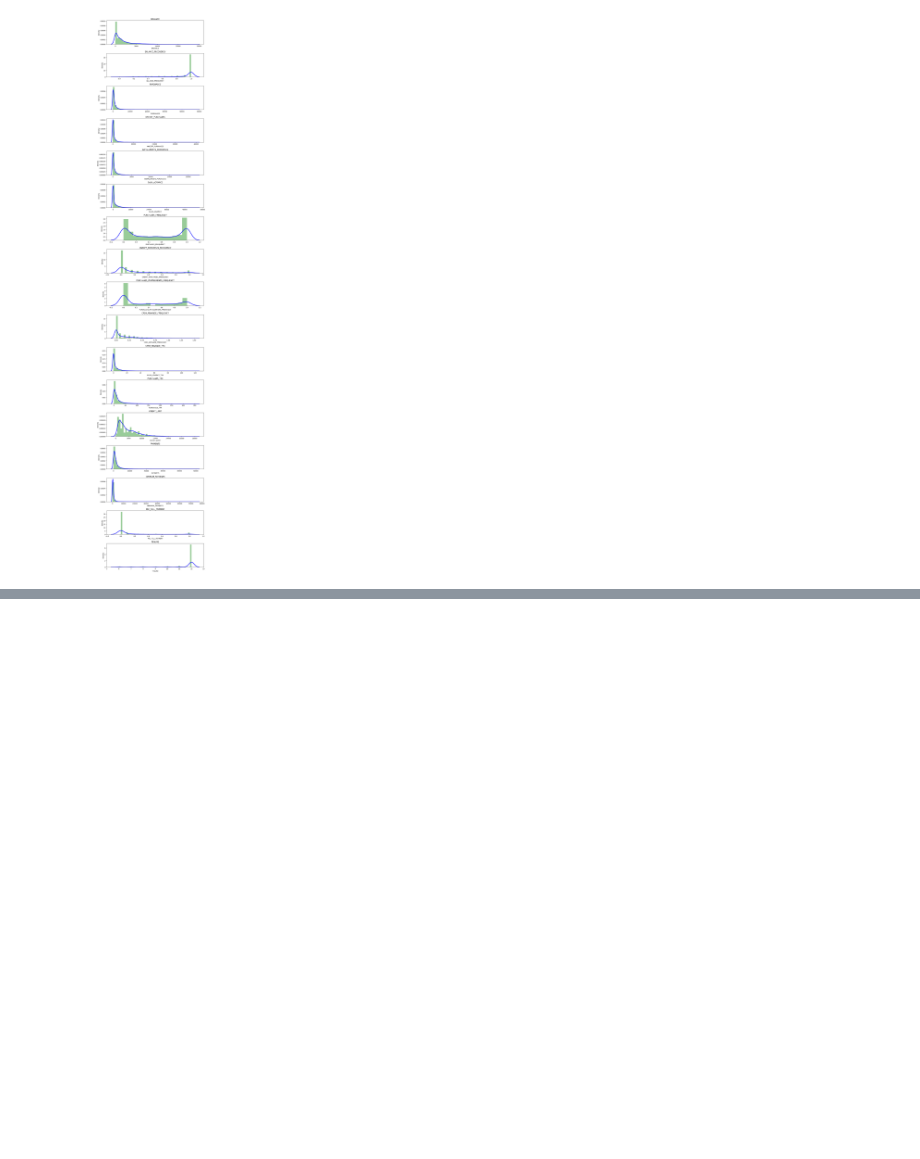
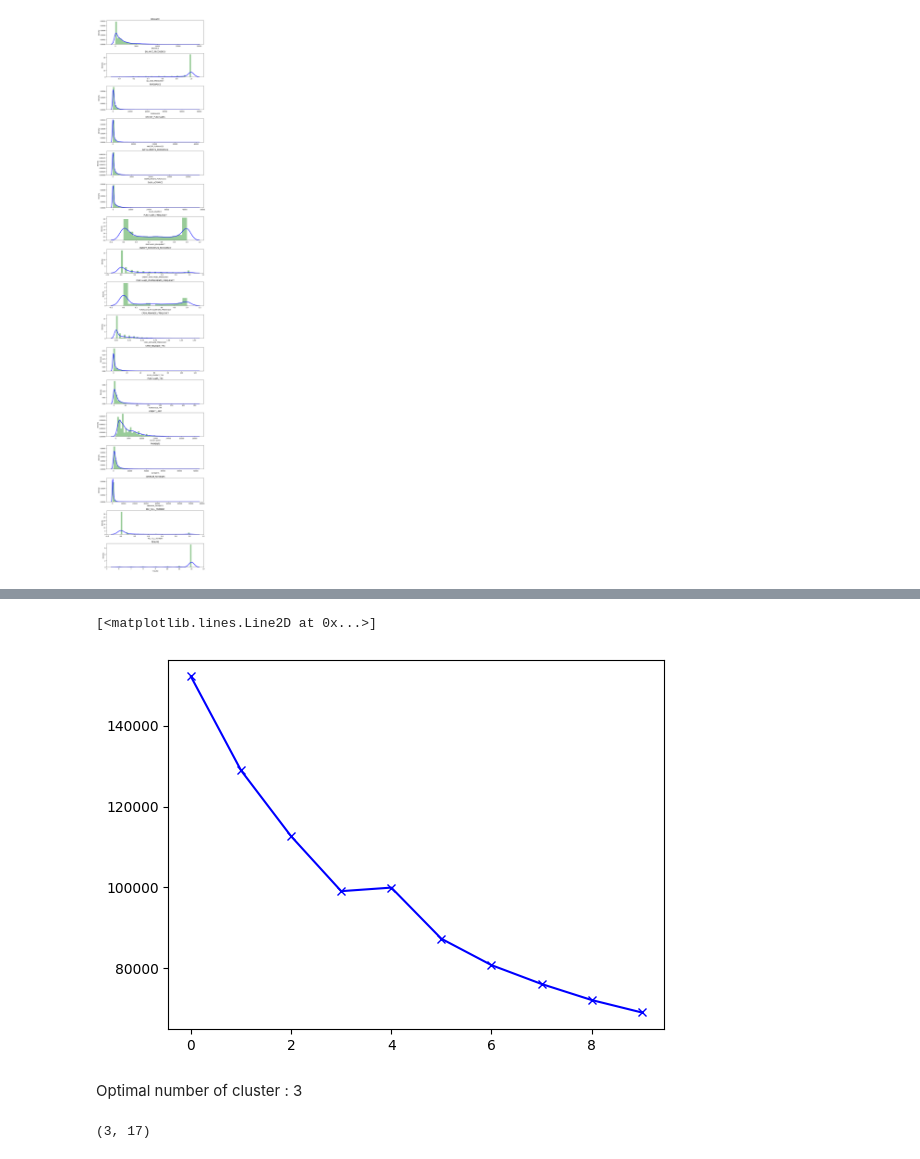
Before and after one commit to alb1nut/Credit-Card-Customer-Segmentation-, a Jupyter notebook: Customer_Segmentation_for_Marketing_Strategy.ipynb, the cells around one changed output, grey strips where cells are left out. Cells and saved outputs as stored; diff of their text form; code cells hidden in the pictures; blank space fills up the shorter version.

Commit message:
KMeans clustering to segment similar customers

```diff
--- a/Customer_Segmentation_for_Marketing_Strategy.ipynb
+++ b/Customer_Segmentation_for_Marketing_Strategy.ipynb
@@ -246,0 +258,4 @@ https://gist.github.com/mwaskom/de44147ed2974457ad6372750bbe5751
+# %%
+# scale dataset
+scaler = StandardScaler()
+creditcard_df_s = scaler.fit_transform(creditcard_df)
@@ -246,0 +282,14 @@ https://gist.github.com/mwaskom/de44147ed2974457ad6372750bbe5751
+# %%
+# getting the number of clusters - elbow method
+scores =[]
+for  i in range(1,11):
+  KMean = KMeans(n_clusters=i)
+  KMean.fit(creditcard_df_s)
+  scores.append(KMean.inertia_)
+
+plt.plot(scores,'bx-')
+# %% [output]
+[<matplotlib.lines.Line2D at 0x...>]
+[figure, added]
+# %% [markdown]
+Optimal number of cluster : 3
@@ -246,0 +303,5 @@ https://gist.github.com/mwaskom/de44147ed2974457ad6372750bbe5751
+# %%
+
+Kmeans.cluster_centers_.shape
+# %% [output]
+(3, 17)
```
Also changed, not shown: parts of 14 cells of this notebook.
